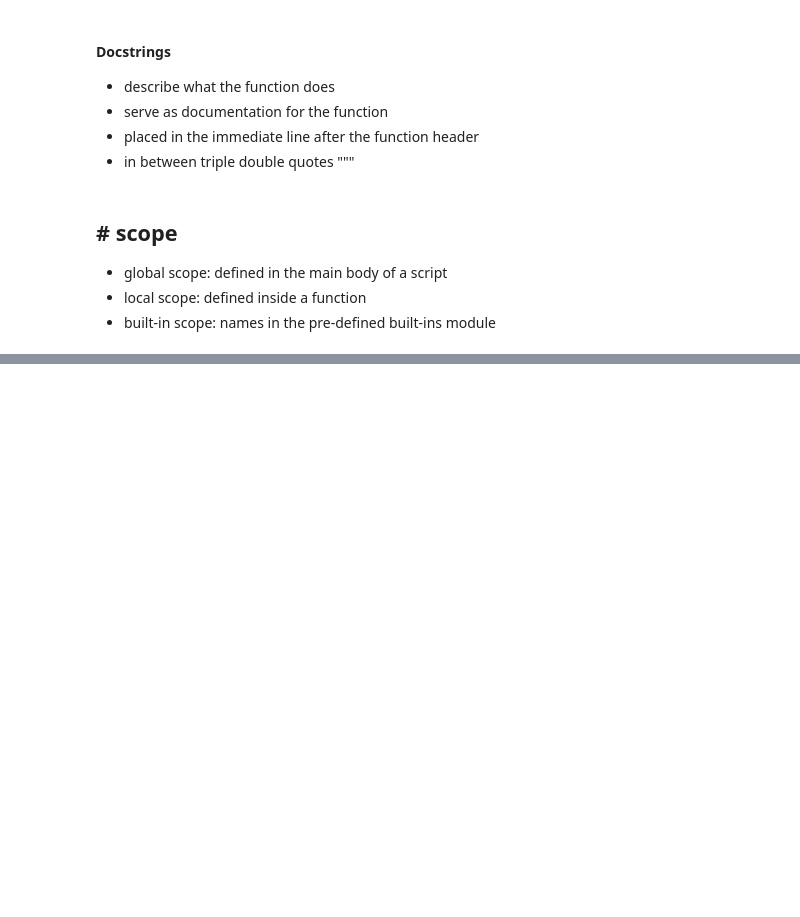
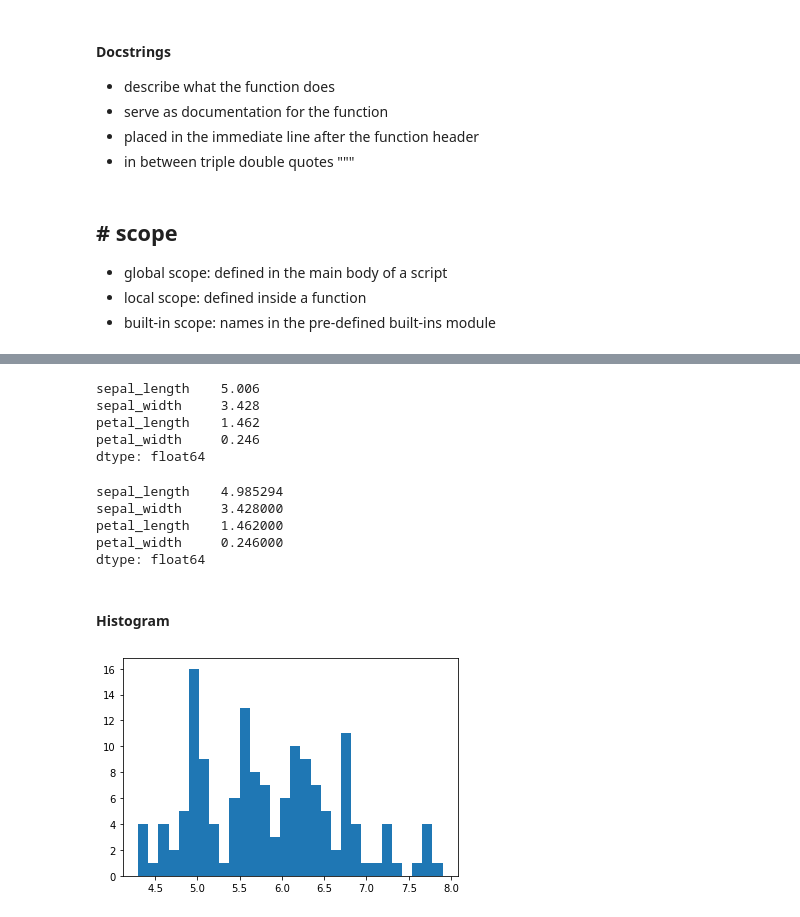
Before and after one commit to hwaneest/DataCamp_Donates_2021, a Jupyter notebook: Member_DH/Toolbox1.ipynb, the cells around one changed output, grey strips where cells are left out. Saved outputs shown, nothing was run; the diff lists cells and outputs as text; code cells hidden in the pictures; blank space fills up the shorter version.

```diff
--- a/Member_DH/Toolbox1.ipynb
+++ b/Member_DH/Toolbox1.ipynb
@@ -36,0 +39,6 @@ def two_times(number):               # function header
+# %%
+import numpy as np
+import pandas as pd
+import seaborn as sns
+d = sns.load_dataset('iris')
+d.head(2)
@@ -36,0 +100,17 @@ def two_times(number):               # function header
+# %%
+dd.mean()
+# %% [output]
+sepal_length    5.006
+sepal_width     3.428
+petal_length    1.462
+petal_width     0.246
+dtype: float64
+# %%
+dd = dd.replace([5.0,5.1], np.nan)
+dd.mean()
+# %% [output]
+sepal_length    4.985294
+sepal_width     3.428000
+petal_length    1.462000
+petal_width     0.246000
+dtype: float64
@@ -36,0 +119,8 @@ def two_times(number):               # function header
+# %% [markdown]
+#### Histogram
+# %%
+import matplotlib.pyplot as plt
+plt.hist(d['sepal_length'].dropna(), bins=30)
+plt.show()
+# %% [output]
+[figure, added]
```
Also changed, not shown: parts of 24 cells of this notebook, 1 other file.
